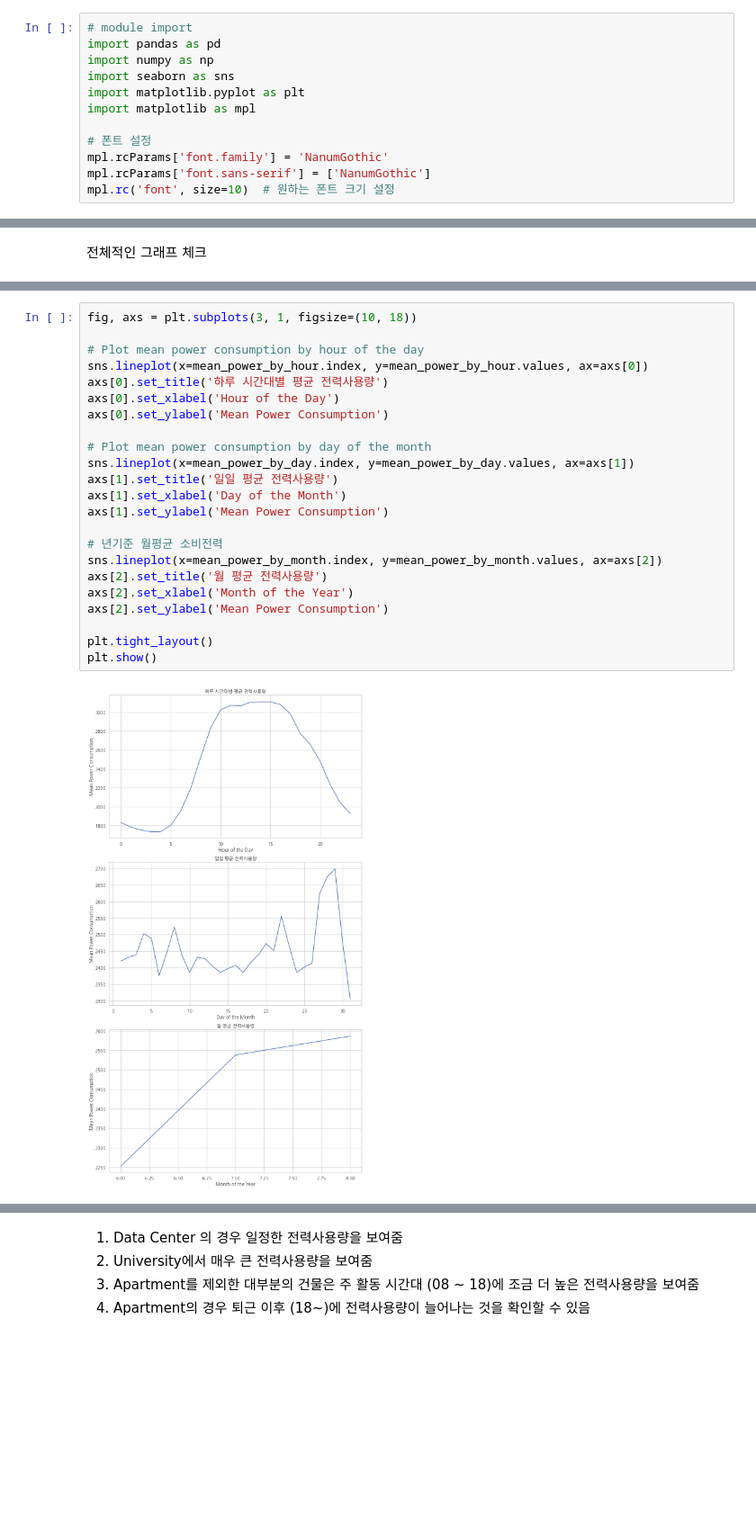
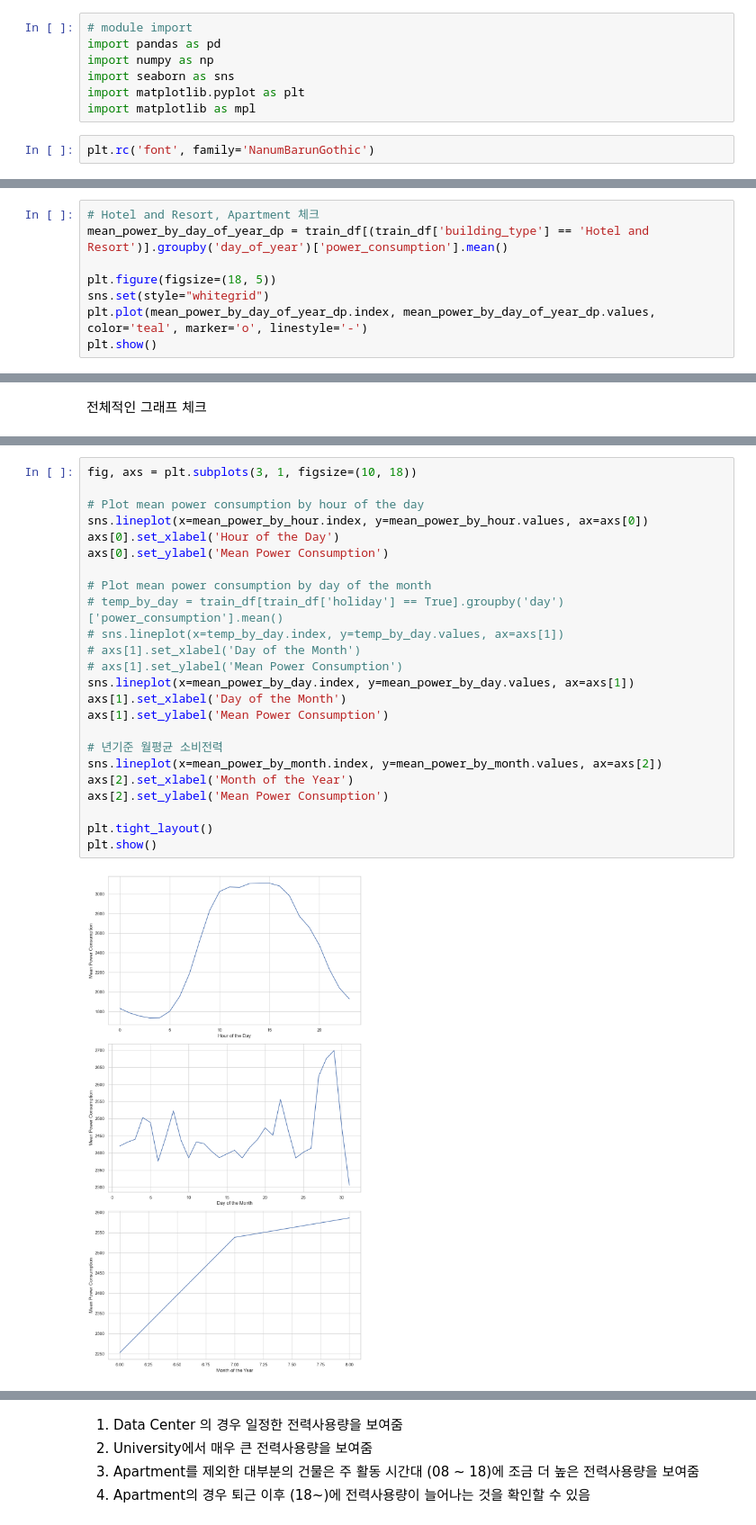
Before and after one commit to life-ofpi/SDATP, a Jupyter notebook: src/jichan.ipynb, the cells around one changed output, grey strips where cells are left out. Shown at 90% size. Saved outputs shown, nothing was run; the diff lists cells and outputs as text; blank space fills up the shorter version.

```diff
--- a/src/jichan.ipynb
+++ b/src/jichan.ipynb
@@ -11,11 +11,8 @@ import numpy as np
 import seaborn as sns
 import matplotlib.pyplot as plt
 import matplotlib as mpl
-
-# 폰트 설정
-mpl.rcParams['font.family'] = 'NanumGothic'
-mpl.rcParams['font.sans-serif'] = ['NanumGothic']
-mpl.rc('font', size=10)  # 원하는 폰트 크기 설정
+# %%
+plt.rc('font', family='NanumBarunGothic')
 # %%
 train_df = pd.read_csv('../data/train.csv')
 building_info = pd.read_csv('../data/building_info.csv')
@@ -350,0 +403,8 @@ plt.show()
+# %%
+# Hotel and Resort, Apartment 체크
+mean_power_by_day_of_year_dp = train_df[(train_df['building_type'] == 'Hotel and Resort')].groupby('day_of_year')['power_consumption'].mean()
+
+plt.figure(figsize=(18, 5))
+sns.set(style="whitegrid")
+plt.plot(mean_power_by_day_of_year_dp.index, mean_power_by_day_of_year_dp.values, color='teal', marker='o', linestyle='-')
+plt.show()
@@ -373,28 +435,29 @@ plt.show()
 # %%
 fig, axs = plt.subplots(3, 1, figsize=(10, 18))
 
 # Plot mean power consumption by hour of the day
 sns.lineplot(x=mean_power_by_hour.index, y=mean_power_by_hour.values, ax=axs[0])
-axs[0].set_title('하루 시간대별 평균 전력사용량')
 axs[0].set_xlabel('Hour of the Day')
 axs[0].set_ylabel('Mean Power Consumption')
 
 # Plot mean power consumption by day of the month
+# temp_by_day = train_df[train_df['holiday'] == True].groupby('day')['power_consumption'].mean()
+# sns.lineplot(x=temp_by_day.index, y=temp_by_day.values, ax=axs[1])
+# axs[1].set_xlabel('Day of the Month')
+# axs[1].set_ylabel('Mean Power Consumption')
 sns.lineplot(x=mean_power_by_day.index, y=mean_power_by_day.values, ax=axs[1])
-axs[1].set_title('일일 평균 전력사용량')
 axs[1].set_xlabel('Day of the Month')
 axs[1].set_ylabel('Mean Power Consumption')
 
 # 년기준 월평균 소비전력
 sns.lineplot(x=mean_power_by_month.index, y=mean_power_by_month.values, ax=axs[2])
-axs[2].set_title('월 평균 전력사용량')
 axs[2].set_xlabel('Month of the Year')
 axs[2].set_ylabel('Mean Power Consumption')
 
 plt.tight_layout()
 plt.show()
 # %% [output]
-[figure, old version]
+[figure, new version]
 # %%
 train_df['day_of_week'] = train_df['date_time'].dt.dayofweek
 
```
Also changed, not shown: parts of 22 cells of this notebook.
